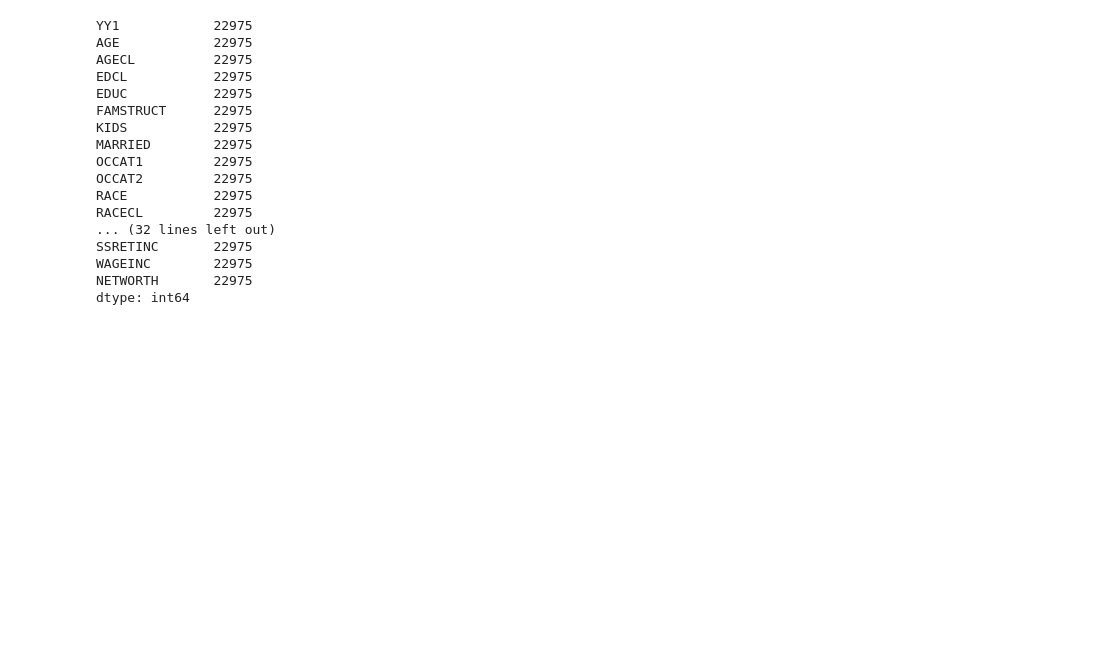
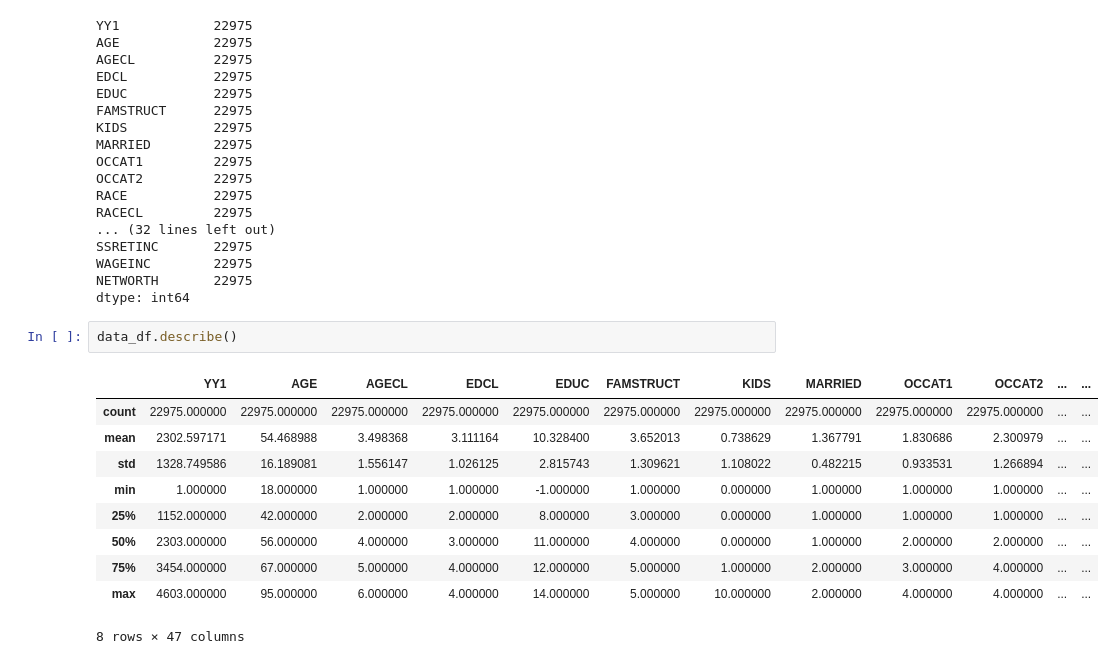
Before and after one commit to HanaDoubleU/project-1, a Jupyter notebook: Survey_Consumer_Finances_AD.ipynb, the cells around one changed output. Cells and saved outputs as stored; diff of their text form; blank space fills up the shorter version.

```diff
--- a/Survey_Consumer_Finances_AD.ipynb
+++ b/Survey_Consumer_Finances_AD.ipynb
@@ -108,4 +108,17 @@ SSRETINC       22975
 WAGEINC        22975
 NETWORTH       22975
 dtype: int64
+# %%
+data_df.describe()
+# %% [output]
+|  | YY1 | AGE | AGECL | EDCL | EDUC | FAMSTRUCT | KIDS | MARRIED | OCCAT1 | OCCAT2 | ... | ... |
+| count | 22975.000000 | 22975.000000 | 22975.000000 | 22975.000000 | 22975.000000 | 22975.000000 | 22975.000000 | 22975.000000 | 22975.000000 | 22975.000000 | ... | ... |
+| mean | 2302.597171 | 54.468988 | 3.498368 | 3.111164 | 10.328400 | 3.652013 | 0.738629 | 1.367791 | 1.830686 | 2.300979 | ... | ... |
+| std | 1328.749586 | 16.189081 | 1.556147 | 1.026125 | 2.815743 | 1.309621 | 1.108022 | 0.482215 | 0.933531 | 1.266894 | ... | ... |
+| min | 1.000000 | 18.000000 | 1.000000 | 1.000000 | -1.000000 | 1.000000 | 0.000000 | 1.000000 | 1.000000 | 1.000000 | ... | ... |
+| 25% | 1152.000000 | 42.000000 | 2.000000 | 2.000000 | 8.000000 | 3.000000 | 0.000000 | 1.000000 | 1.000000 | 1.000000 | ... | ... |
+| 50% | 2303.000000 | 56.000000 | 4.000000 | 3.000000 | 11.000000 | 4.000000 | 0.000000 | 1.000000 | 2.000000 | 2.000000 | ... | ... |
+| 75% | 3454.000000 | 67.000000 | 5.000000 | 4.000000 | 12.000000 | 5.000000 | 1.000000 | 2.000000 | 3.000000 | 4.000000 | ... | ... |
+| max | 4603.000000 | 95.000000 | 6.000000 | 4.000000 | 14.000000 | 5.000000 | 10.000000 | 2.000000 | 4.000000 | 4.000000 | ... | ... |
+8 rows × 47 columns
 # %%
```
Also changed, not shown: parts of 11 cells of this notebook.
